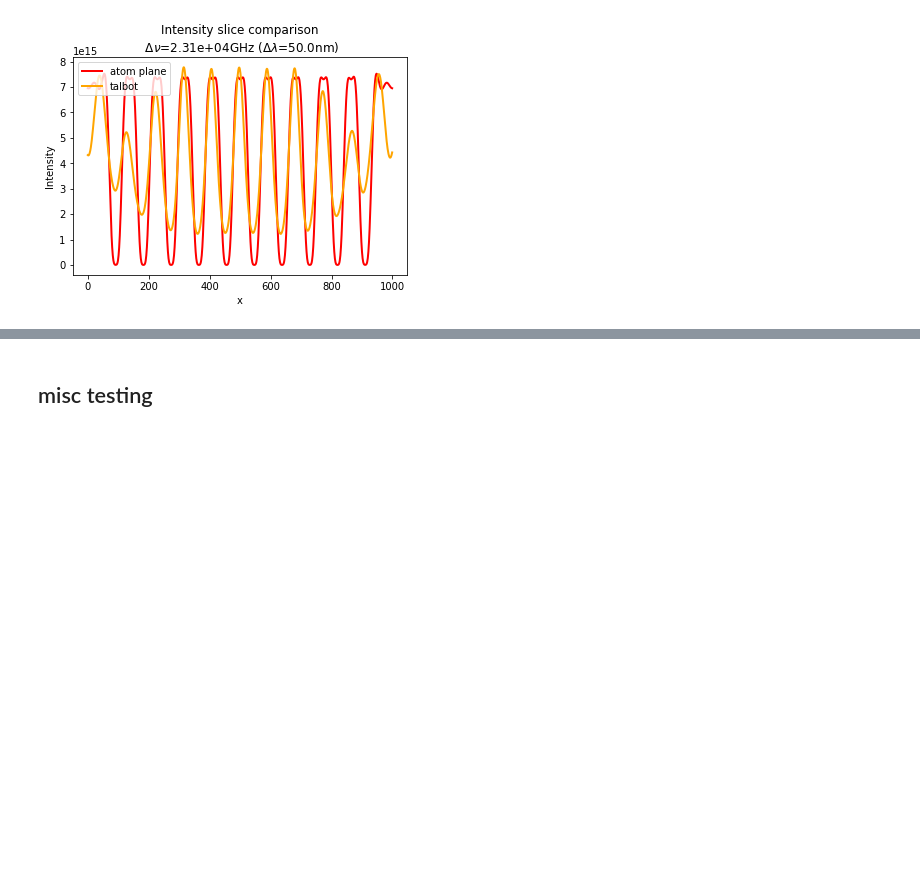
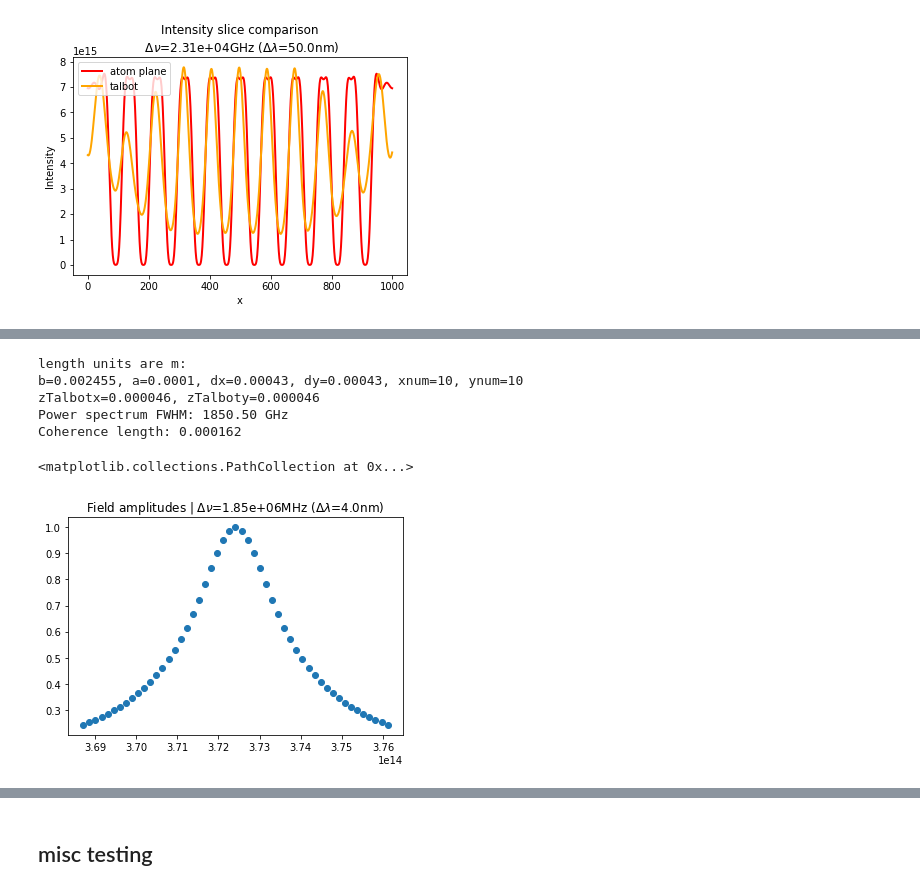
Before and after one commit to prhuft/fourier-optics, a Jupyter notebook: gba/spectrally_incoherent_gba.ipynb, the cells around one changed output, grey strips where cells are left out. Cells and saved outputs as stored; diff of their text form; code cells hidden in the pictures; blank space fills up the shorter version.

```diff
--- a/gba/spectrally_incoherent_gba.ipynb
+++ b/gba/spectrally_incoherent_gba.ipynb
@@ -319,0 +334,62 @@ saved file to ..\images\plot_polychrm_23131241MHz_whitephi_z2_45um_xzslices_21pt
+# %%
+## physics and lens params
+# lengths in m
+
+lmbda = 8.05e-7
+dlmbda = 4e-9 # FWHM
+nu0 = c/lmbda
+dnu = dlmbda*nu0**2/c # FWHM of freq. spectrum
+
+# lorentzian scaled to have peak value = 1
+L = lambda nu: lorentzian(nu, nu0, dnu)/lorentzian(nu0,nu0,dnu)
+k = 2*pi/lmbda
+
+f1 = 0.5 # lens focal length [m]
+f2 = 0.005
+A0 = 1 # input field amplitude
+
+## input mask params
+r1 = 0.50 # reflectivity of the spots for dark traps. if not applicable, just set to 1. trust me.
+r2 = 1 # dual grid has fully transmitting spots
+
+a = 1e-4 # spot radius
+dx = 4.3*a # grid periodicity
+dy = dx
+b = f1*3.8317/(a*k) # fourier plane filter radius
+xnum = ynum = 10 # number of grid points in each dimension
+
+## output field Talbot lengths
+Lx2 = f2*dx/f1 # output array periodicity
+Ly2 = f2*dy/f1
+zTalbotx = 2*Lx2**2/lmbda
+zTalboty = 2*Ly2**2/lmbda
+
+## print out parameters
+print("length units are m:")
+print(f'b={b:0.6f}, a={a}, dx={dx}, dy={dy}, xnum={xnum}, ynum={ynum}')
+print(f'zTalbotx={zTalbotx:0.6f}, zTalboty={zTalboty:0.6f}')
+print(f'Power spectrum FWHM: {dnu/1e9:0.2f} GHz')
+print(f'Coherence length: {c/dnu:0.6f}')
+
+"""Discretize the Lorentzian power spectral density lineshape function,
+and then use the sqrt amplitude of each PSD amplitude as the field
+amplitude. We don't know any phase information so just pick a random phase
+from a flat distribution. """
+
+# generate frequency components
+
+halfwidth = 2*dnu # the abs value of the spectral domain to sample
+components=51
+nu_pts = linspace(nu0-halfwidth,nu0+halfwidth,components)
+nu_pts.sort()
+
+plt.title(rf"Field amplitudes | $\Delta \nu$={dnu/1e6:0.3}MHz ($\Delta \lambda$={dlmbda*1e9}nm)")
+plt.scatter(nu_pts, sqrt(L(nu_pts)))
+# %% [output]
+length units are m:
+b=0.002455, a=0.0001, dx=0.00043, dy=0.00043, xnum=10, ynum=10
+zTalbotx=0.000046, zTalboty=0.000046
+Power spectrum FWHM: 1850.50 GHz
+Coherence length: 0.000162
+<matplotlib.collections.PathCollection at 0x...>
+[figure, added]
```
Also changed, not shown: parts of 6 cells of this notebook, 1 other file.
